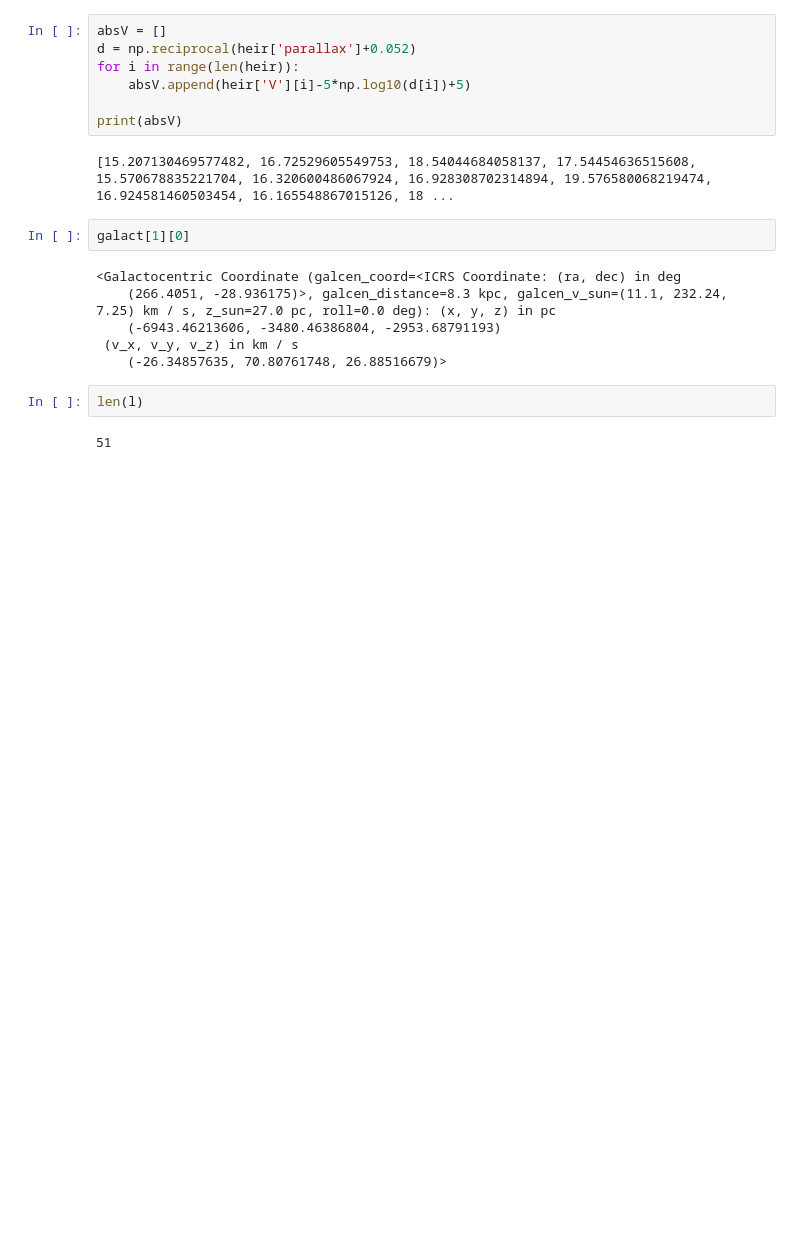
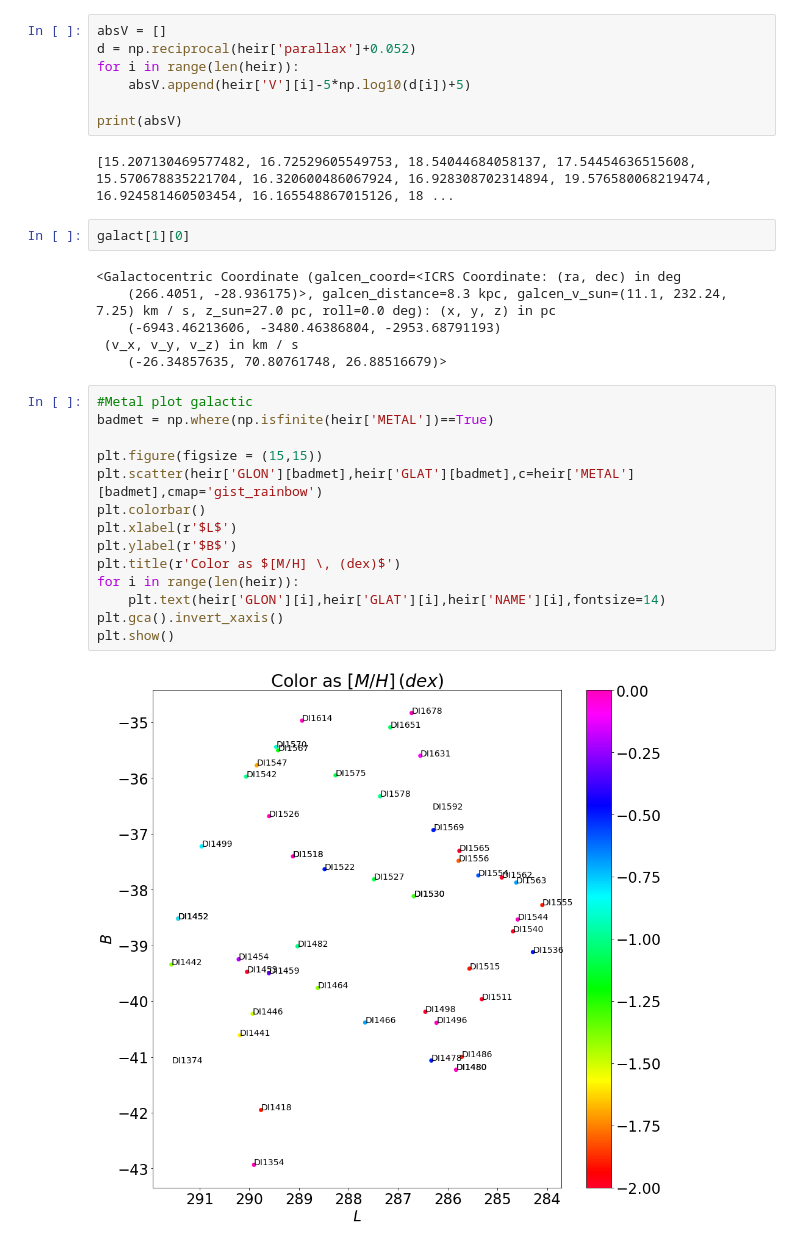
Before and after one commit to JoshuaPovick/MS_young, a Jupyter notebook: galactocentric_velocity.ipynb, the cells around one changed output. Cells and saved outputs as stored; diff of their text form; blank space fills up the shorter version.

Commit message:
update metallicity plot

```diff
--- a/galactocentric_velocity.ipynb
+++ b/galactocentric_velocity.ipynb
@@ -398,7 +398,19 @@ galact[1][0]
     (-6943.46213606, -3480.46386804, -2953.68791193)
  (v_x, v_y, v_z) in km / s
     (-26.34857635, 70.80761748, 26.88516679)>
-# %%
-len(l)
-# %% [output]
-51
+# %%
+#Metal plot galactic
+badmet = np.where(np.isfinite(heir['METAL'])==True)
+
+plt.figure(figsize = (15,15))
+plt.scatter(heir['GLON'][badmet],heir['GLAT'][badmet],c=heir['METAL'][badmet],cmap='gist_rainbow')
+plt.colorbar()
+plt.xlabel(r'$L$')
+plt.ylabel(r'$B$')
+plt.title(r'Color as $[M/H] \, (dex)$')
+for i in range(len(heir)):
+    plt.text(heir['GLON'][i],heir['GLAT'][i],heir['NAME'][i],fontsize=14)
+plt.gca().invert_xaxis()
+plt.show()
+# %% [output]
+[figure, added]
```
